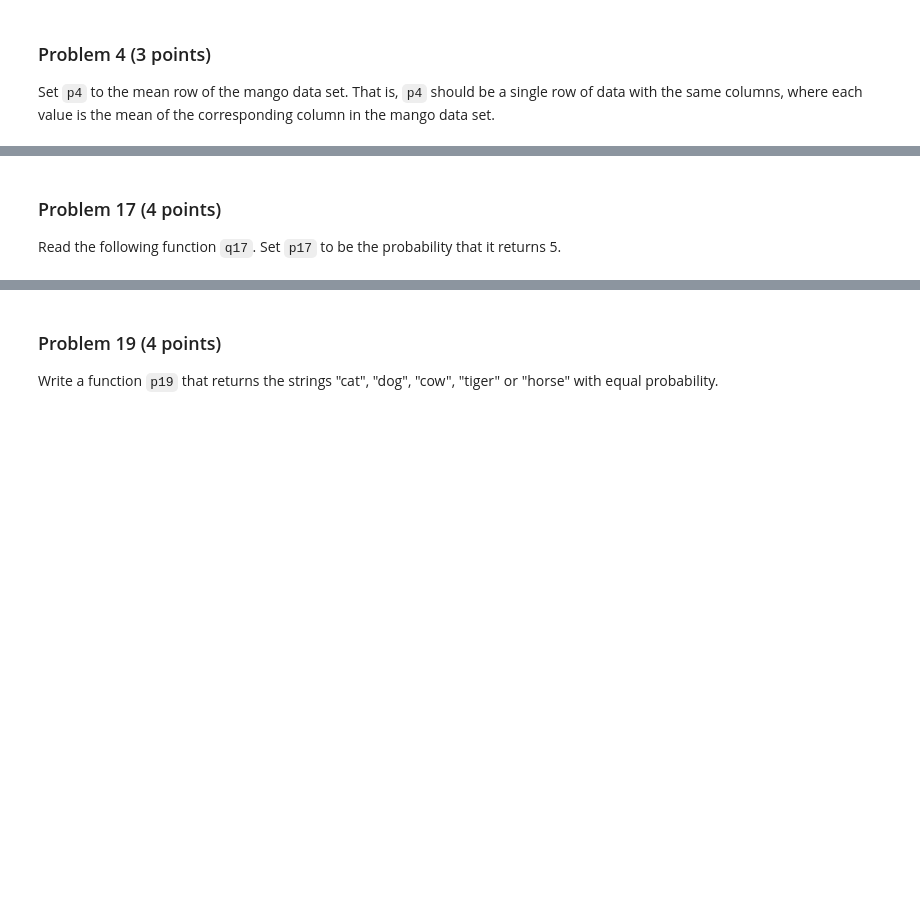
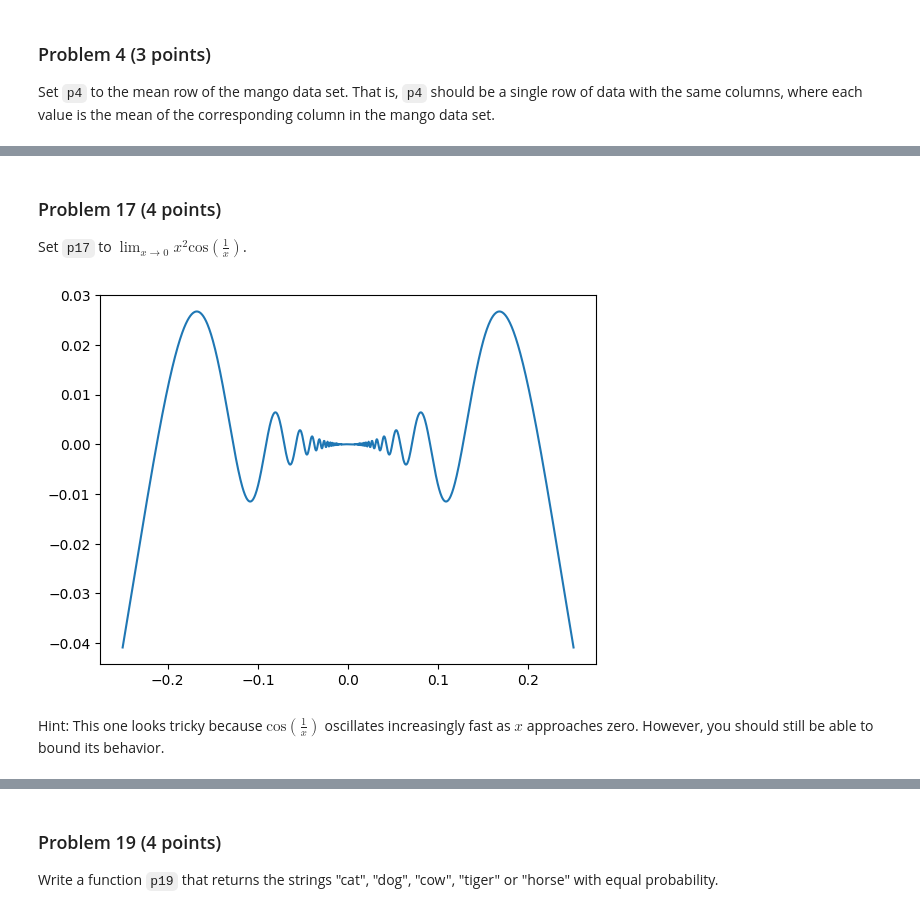
Before and after one commit to yy714x/dx601-homework-04, a Jupyter notebook: homework.ipynb, the cells around one changed output, grey strips where cells are left out. Drawn from its saved outputs; the diff is of its cells as text; code cells hidden in the pictures; blank space fills up the shorter version.

```diff
--- a/homework.ipynb
+++ b/homework.ipynb
@@ -382,5 +398,0 @@ def p16():
-# %% [markdown]
-### Problem 17 (4 points)
-
-Read the following function `q17`.
-Set `p17` to be the probability that it returns 5.
@@ -395,3 +399,17 @@ def q17():
+# %% [markdown]
+### Problem 17 (4 points)
+
+Set `p17` to $\lim_{x \to 0} x^2 \mathrm{cos} \left( \frac{1}{x} \right)$.
+# %%
+# @title Plot of $x^2 cos(1/x)
+
+xs = np.linspace(-0.25, 0.25, 1000)
+plt.plot(xs, xs**2 * np.cos(1 / xs));
+# %% [output]
+[figure, added]
+# %% [markdown]
+Hint: This one looks tricky because $\mathrm{cos} \left( \frac{1}{x} \right)$ oscillates increasingly fast as $x$ approaches zero.
+However, you should still be able to bound its behavior.
 # %%
 # YOUR CHANGES HERE
 
```
Also changed, not shown: parts of 122 cells of this notebook.
